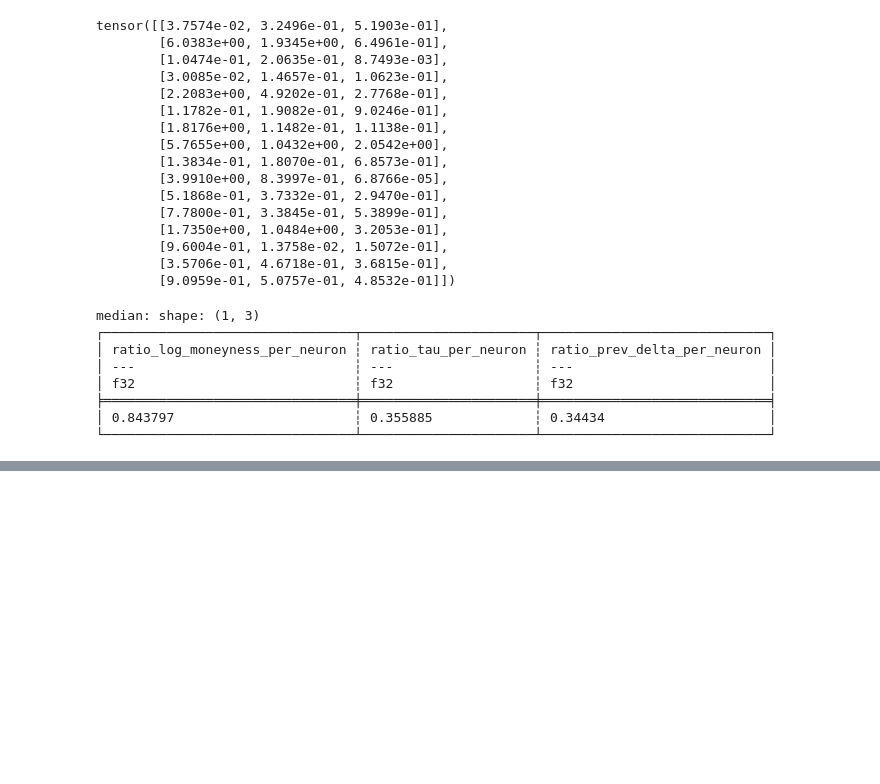
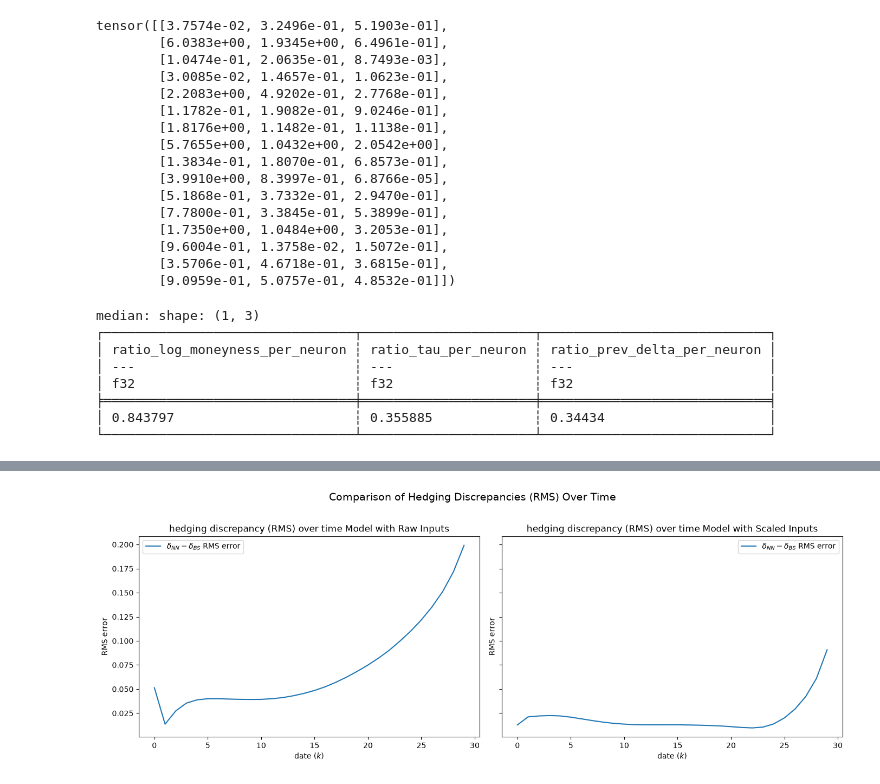
Before and after one commit to AnesABDOU/DeepHedging, a Jupyter notebook: notebooks/nn_res_analysis.ipynb, the cells around one changed output, grey strips where cells are left out. Cells and saved outputs as stored; diff of their text form; code cells hidden in the pictures; blank space fills up the shorter version.

```diff
--- a/notebooks/nn_res_analysis.ipynb
+++ b/notebooks/nn_res_analysis.ipynb
@@ -765,0 +572,24 @@ median: shape: (1, 3)
+# %%
+fig, axes = plt.subplots(1, 2, figsize=(14, 5), sharey=True)
+
+rms_model_1 = plot_rms_over_option_life(
+    run_path=run_path_raw,
+    model_name="Model with Raw Inputs",
+    ax=axes[0],
+    save_path=None,
+
+)
+
+rms_model_2 = plot_rms_over_option_life(
+    run_path=run_path_scaled,
+    model_name="Model with Scaled Inputs",
+    ax=axes[1],
+    save_path=None,
+)
+
+plt.suptitle("Comparison of Hedging Discrepancies (RMS) Over Time", fontsize=14, y=1.02)
+plt.tight_layout()
+plt.savefig(os.path.join(output_path, "RMS_comparison_models.png"), dpi=150, bbox_inches="tight")
+plt.show()
+# %% [output]
+[figure, added]
```
Also changed, not shown: parts of 49 cells of this notebook.
